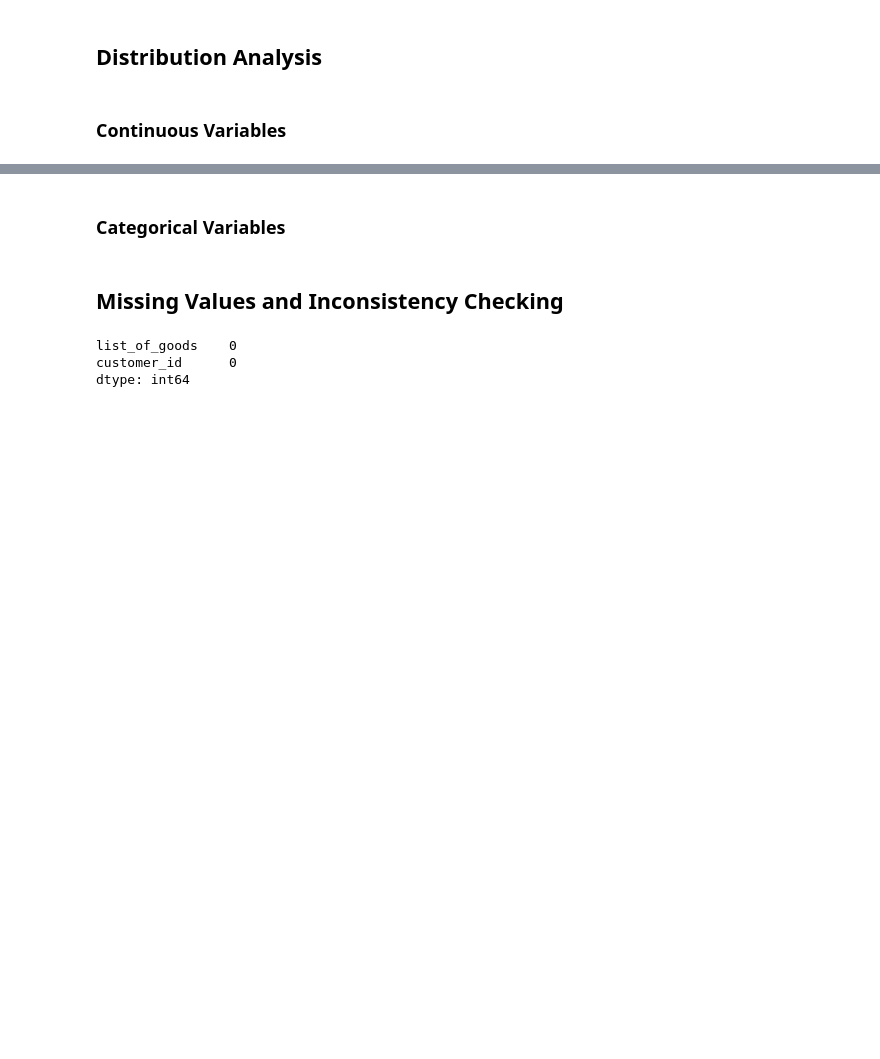
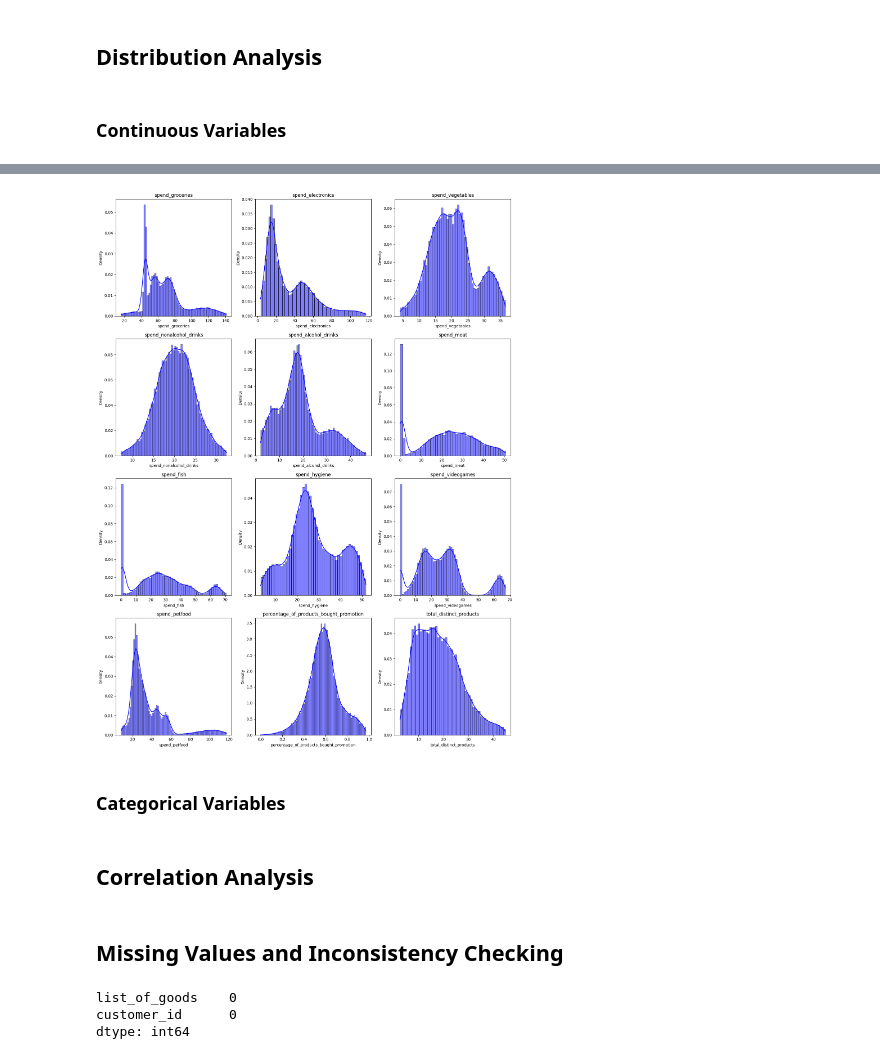
Before and after one commit to master-boda/Client-Segmentation-with-U-MAP-Embedding, a Jupyter notebook: src/preproc/eda.ipynb, the cells around one changed output, grey strips where cells are left out. Drawn from its saved outputs; the diff is of its cells as text; code cells hidden in the pictures; blank space fills up the shorter version.

```diff
--- a/src/preproc/eda.ipynb
+++ b/src/preproc/eda.ipynb
@@ -62,7 +86,13 @@ var_plotter(customer_info_clean, customer_info_disc)
+# %%
+var_plotter(clean, customer_info_cont)
+# %% [output]
+[figure, added]
 # %% [markdown]
 ### **Categorical Variables**
 # %%
 # city and gender
+# %% [markdown]
+## **Correlation Analysis**
 # %% [markdown]
 ## **Missing Values and Inconsistency Checking**
 # %%
```
Also changed, not shown: parts of 18 cells of this notebook, 5 other files.
